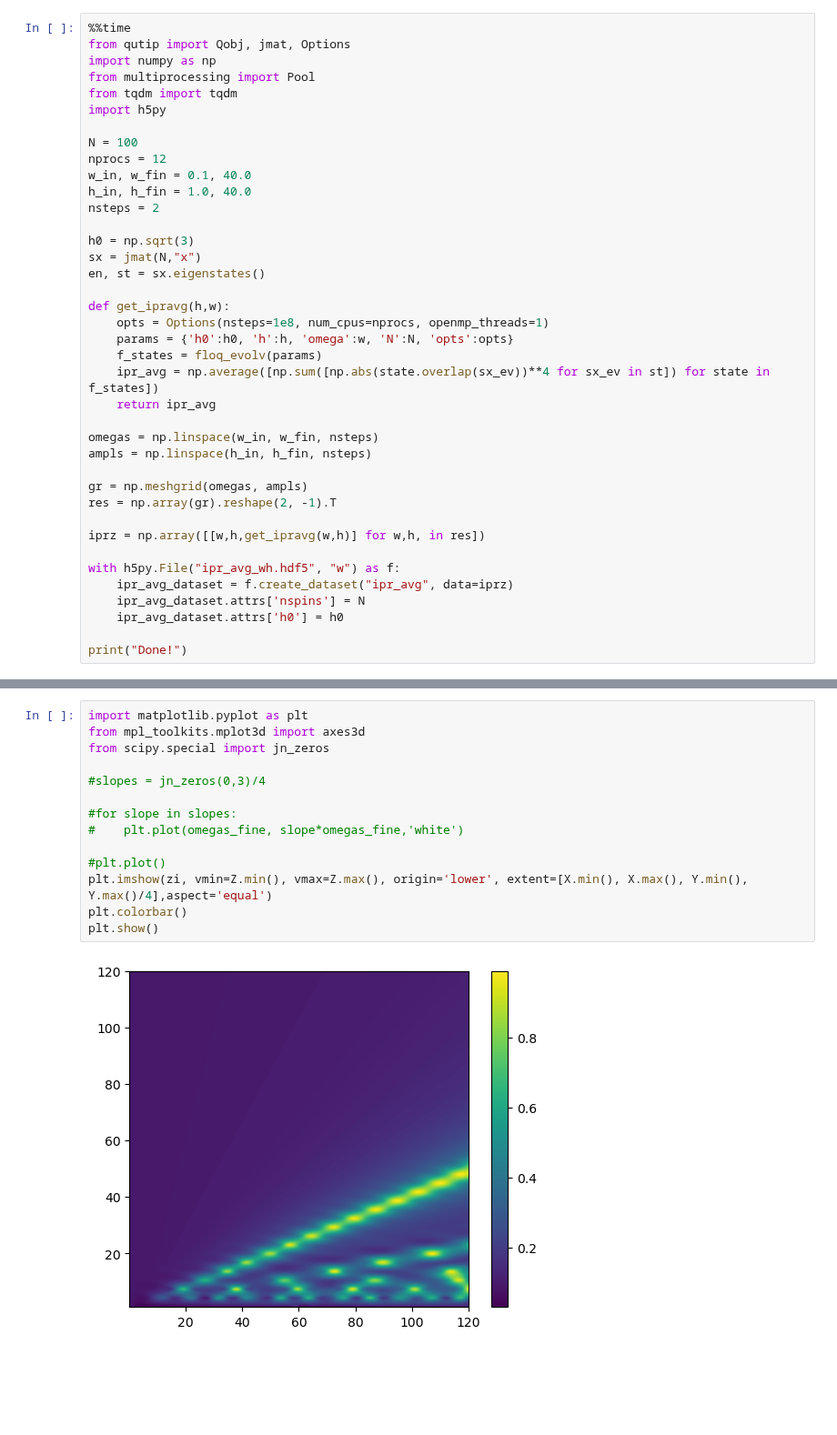
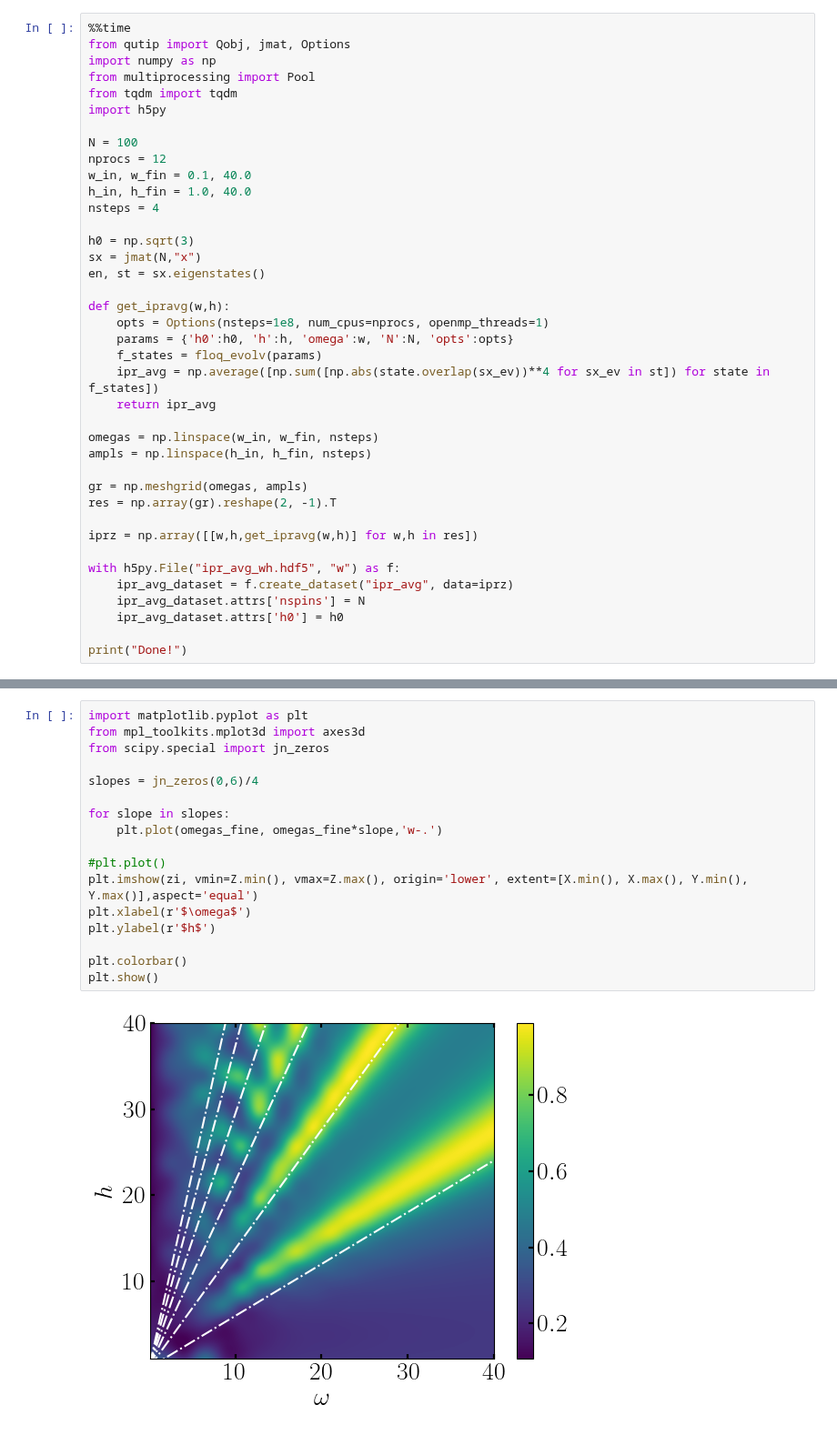
Before and after one commit to hariseldon99/periodic_lipkin, a Jupyter notebook: Reduced_IPR/LMG_whplane.ipynb, the cells around one changed output, grey strips where cells are left out. Shown at 91% size. Cells and saved outputs as stored; diff of their text form; blank space fills up the shorter version.

```diff
--- a/Reduced_IPR/LMG_whplane.ipynb
+++ b/Reduced_IPR/LMG_whplane.ipynb
@@ -119,13 +124,13 @@ N = 100
 nprocs = 12
 w_in, w_fin = 0.1, 40.0
 h_in, h_fin = 1.0, 40.0
-nsteps = 2
+nsteps = 4
 
 h0 = np.sqrt(3)
 sx = jmat(N,"x")
 en, st = sx.eigenstates()
 
-def get_ipravg(h,w):
+def get_ipravg(w,h):
     opts = Options(nsteps=1e8, num_cpus=nprocs, openmp_threads=1)
     params = {'h0':h0, 'h':h, 'omega':w, 'N':N, 'opts':opts}
     f_states = floq_evolv(params)
@@ -138,7 +143,7 @@ ampls = np.linspace(h_in, h_fin, nsteps)
 gr = np.meshgrid(omegas, ampls)
 res = np.array(gr).reshape(2, -1).T
 
-iprz = np.array([[w,h,get_ipravg(w,h)] for w,h, in res])
+iprz = np.array([[w,h,get_ipravg(w,h)] for w,h in res])
 
 with h5py.File("ipr_avg_wh.hdf5", "w") as f:
     ipr_avg_dataset = f.create_dataset("ipr_avg", data=iprz)
@@ -204,16 +212,19 @@ Wall time: 2min 1s
 # %%
 import matplotlib.pyplot as plt
 from mpl_toolkits.mplot3d import axes3d
 from scipy.special import jn_zeros
 
-#slopes = jn_zeros(0,3)/4
+slopes = jn_zeros(0,6)/4
 
-#for slope in slopes:
-#    plt.plot(omegas_fine, slope*omegas_fine,'white')
+for slope in slopes:
+    plt.plot(omegas_fine, omegas_fine*slope,'w-.')
 
 #plt.plot()
-plt.imshow(zi, vmin=Z.min(), vmax=Z.max(), origin='lower', extent=[X.min(), X.max(), Y.min(), Y.max()/4],aspect='equal')
+plt.imshow(zi, vmin=Z.min(), vmax=Z.max(), origin='lower', extent=[X.min(), X.max(), Y.min(), Y.max()],aspect='equal')
+plt.xlabel(r'$\omega$')
+plt.ylabel(r'$h$')
+
 plt.colorbar()
 plt.show()
 # %% [output]
-[figure, old version]
+[figure, new version]
```
Also changed, not shown: parts of 4 cells of this notebook, 1 other file.
